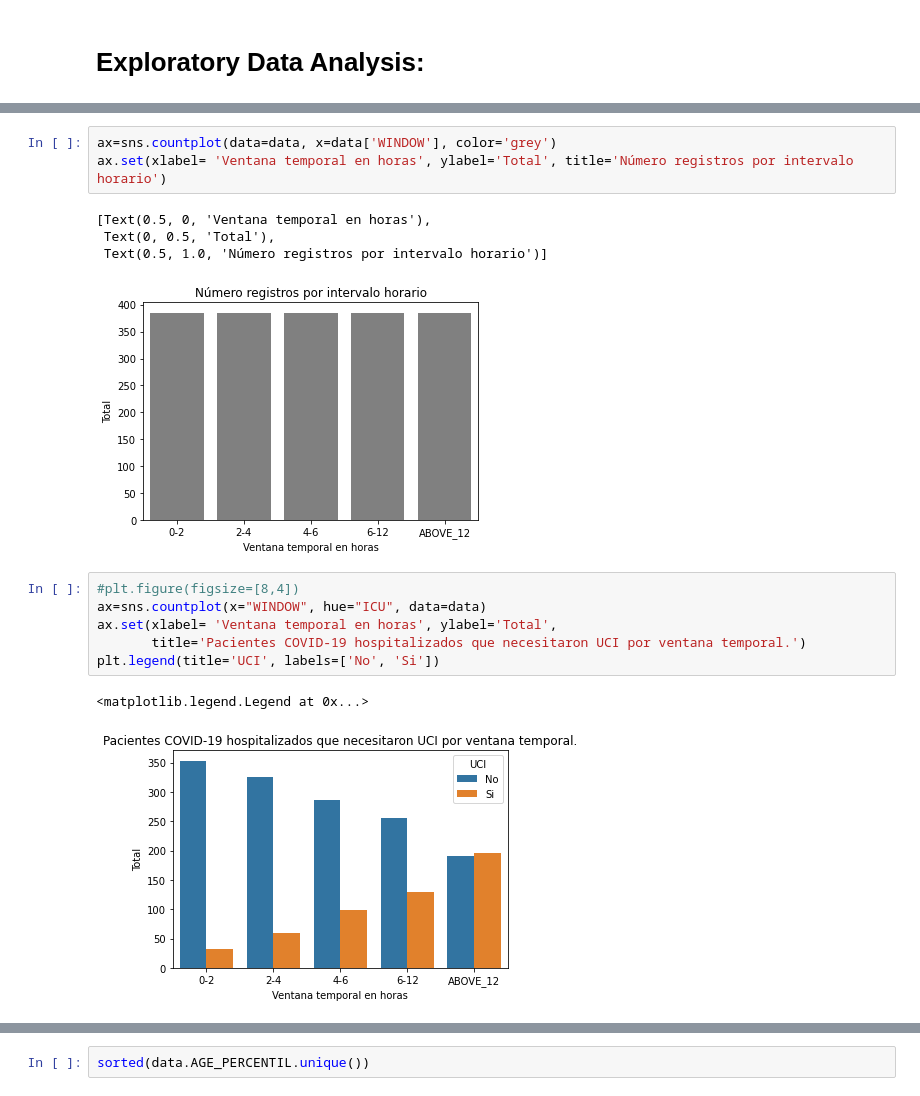
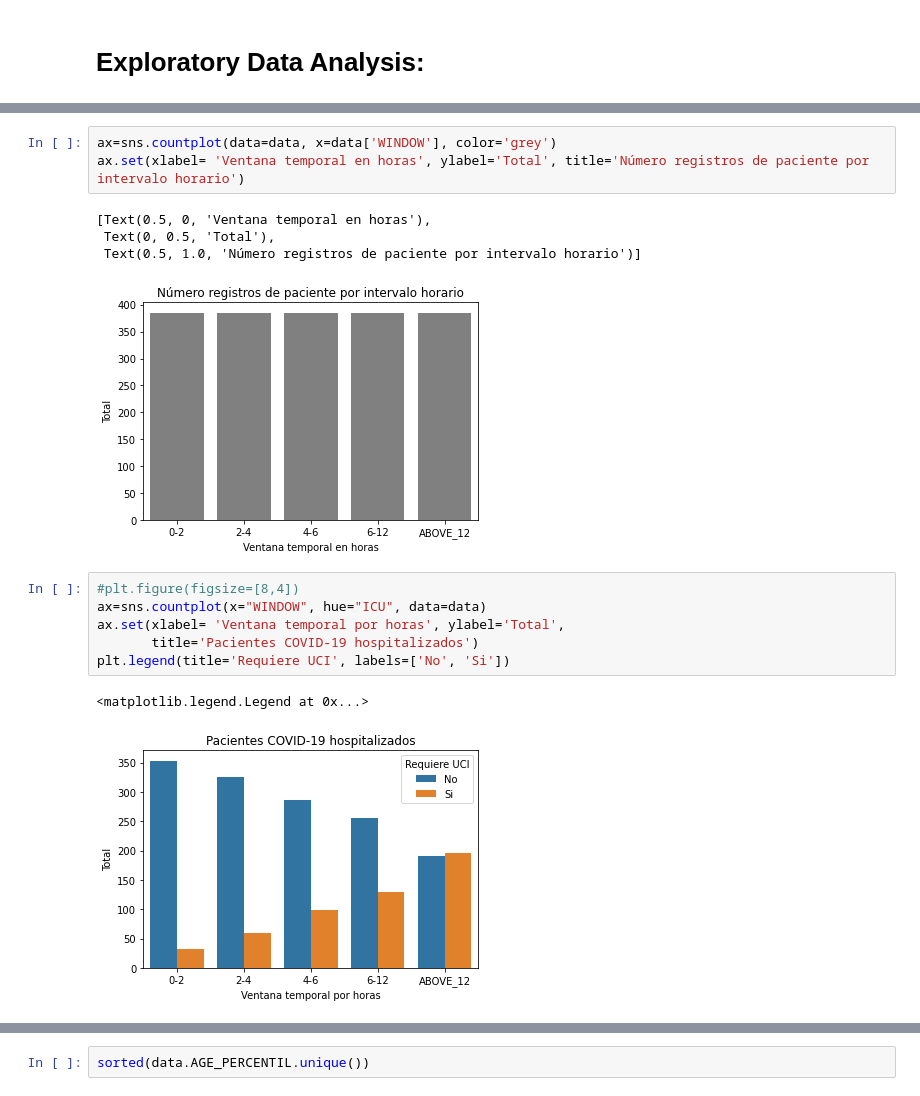
Before and after one commit to gusAGR/machine-learning-tfg, a Jupyter notebook: notebooks/Sirio_Libanes.ipynb, the cells around one changed output, grey strips where cells are left out. Drawn from its saved outputs; the diff is of its cells as text.

Commit message:
plot descriptions reviewed

```diff
--- a/notebooks/Sirio_Libanes.ipynb
+++ b/notebooks/Sirio_Libanes.ipynb
@@ -88,20 +88,20 @@ ax.set(xlabel= 'Pacientes atendidos en UCI', ylabel='Total', title='Pacientes CO
 # %%
 ax=sns.countplot(data=data, x=data['WINDOW'], color='grey')
-ax.set(xlabel= 'Ventana temporal en horas', ylabel='Total', title='Número registros por intervalo horario')
+ax.set(xlabel= 'Ventana temporal en horas', ylabel='Total', title='Número registros de paciente por intervalo horario')
 # %% [output]
 [Text(0.5, 0, 'Ventana temporal en horas'),
  Text(0, 0.5, 'Total'),
- Text(0.5, 1.0, 'Número registros por intervalo horario')]
+ Text(0.5, 1.0, 'Número registros de paciente por intervalo horario')]
-[figure, old version]
+[figure, new version]
 # %%
 #plt.figure(figsize=[8,4])
 ax=sns.countplot(x="WINDOW", hue="ICU", data=data)
-ax.set(xlabel= 'Ventana temporal en horas', ylabel='Total',
-       title='Pacientes COVID-19 hospitalizados que necesitaron UCI por ventana temporal.')
-plt.legend(title='UCI', labels=['No', 'Si'])
+ax.set(xlabel= 'Ventana temporal por horas', ylabel='Total',
+       title='Pacientes COVID-19 hospitalizados')
+plt.legend(title='Requiere UCI', labels=['No', 'Si'])
 # %% [output]
 <matplotlib.legend.Legend at 0x...>
-[figure, old version]
+[figure, new version]
 # %%
 ax=sns.countplot(x='AGE_ABOVE65', hue='ICU', data=data)
 ax.set_xticklabels(['No','Si'])
```
Also changed, not shown: parts of 22 cells of this notebook.
